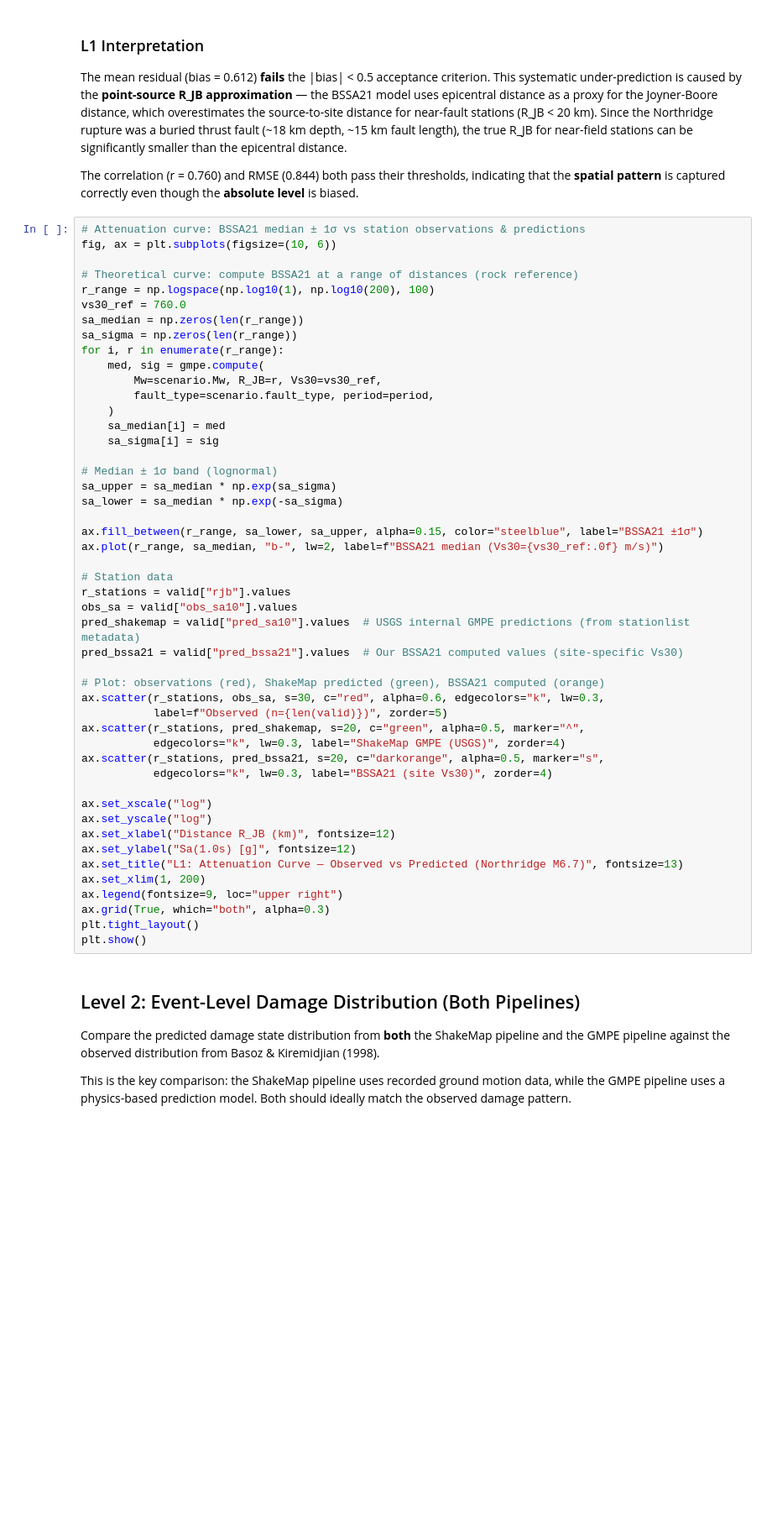
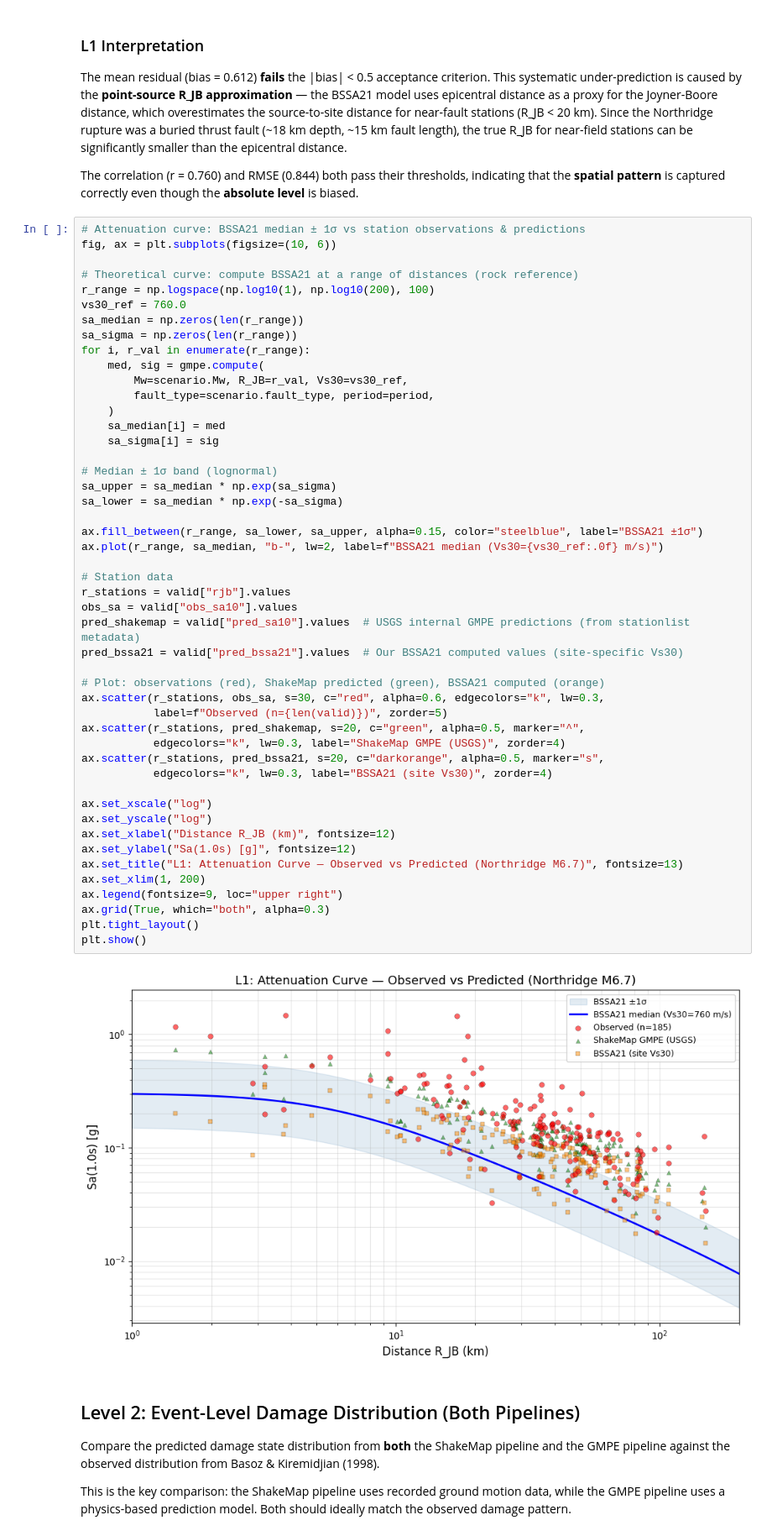
Before and after one commit to WenyuChiou/Cat_framework, a Jupyter notebook: tutorials/05_validation.ipynb, the cells around one changed output. Shown at 84% size. Saved outputs shown, nothing was run; the diff lists cells and outputs as text; blank space fills up the shorter version.

```diff
--- a/tutorials/05_validation.ipynb
+++ b/tutorials/05_validation.ipynb
@@ -139,9 +156,9 @@ r_range = np.logspace(np.log10(1), np.log10(200), 100)
 vs30_ref = 760.0
 sa_median = np.zeros(len(r_range))
 sa_sigma = np.zeros(len(r_range))
-for i, r in enumerate(r_range):
+for i, r_val in enumerate(r_range):
     med, sig = gmpe.compute(
-        Mw=scenario.Mw, R_JB=r, Vs30=vs30_ref,
+        Mw=scenario.Mw, R_JB=r_val, Vs30=vs30_ref,
         fault_type=scenario.fault_type, period=period,
     )
     sa_median[i] = med
@@ -151,33 +168,35 @@ for i, r in enumerate(r_range):
 sa_upper = sa_median * np.exp(sa_sigma)
 sa_lower = sa_median * np.exp(-sa_sigma)
 
 ax.fill_between(r_range, sa_lower, sa_upper, alpha=0.15, color="steelblue", label="BSSA21 ±1σ")
 ax.plot(r_range, sa_median, "b-", lw=2, label=f"BSSA21 median (Vs30={vs30_ref:.0f} m/s)")
 
 # Station data
 r_stations = valid["rjb"].values
 obs_sa = valid["obs_sa10"].values
 pred_shakemap = valid["pred_sa10"].values  # USGS internal GMPE predictions (from stationlist metadata)
 pred_bssa21 = valid["pred_bssa21"].values  # Our BSSA21 computed values (site-specific Vs30)
 
 # Plot: observations (red), ShakeMap predicted (green), BSSA21 computed (orange)
 ax.scatter(r_stations, obs_sa, s=30, c="red", alpha=0.6, edgecolors="k", lw=0.3,
            label=f"Observed (n={len(valid)})", zorder=5)
 ax.scatter(r_stations, pred_shakemap, s=20, c="green", alpha=0.5, marker="^",
            edgecolors="k", lw=0.3, label="ShakeMap GMPE (USGS)", zorder=4)
 ax.scatter(r_stations, pred_bssa21, s=20, c="darkorange", alpha=0.5, marker="s",
            edgecolors="k", lw=0.3, label="BSSA21 (site Vs30)", zorder=4)
 
 ax.set_xscale("log")
 ax.set_yscale("log")
 ax.set_xlabel("Distance R_JB (km)", fontsize=12)
 ax.set_ylabel("Sa(1.0s) [g]", fontsize=12)
 ax.set_title("L1: Attenuation Curve — Observed vs Predicted (Northridge M6.7)", fontsize=13)
 ax.set_xlim(1, 200)
 ax.legend(fontsize=9, loc="upper right")
 ax.grid(True, which="both", alpha=0.3)
 plt.tight_layout()
 plt.show()
+# %% [output]
+[figure, added]
 # %% [markdown]
 ## Level 2: Event-Level Damage Distribution (Both Pipelines)
 
```
Also changed, not shown: parts of 8 cells of this notebook, 4 other files.
